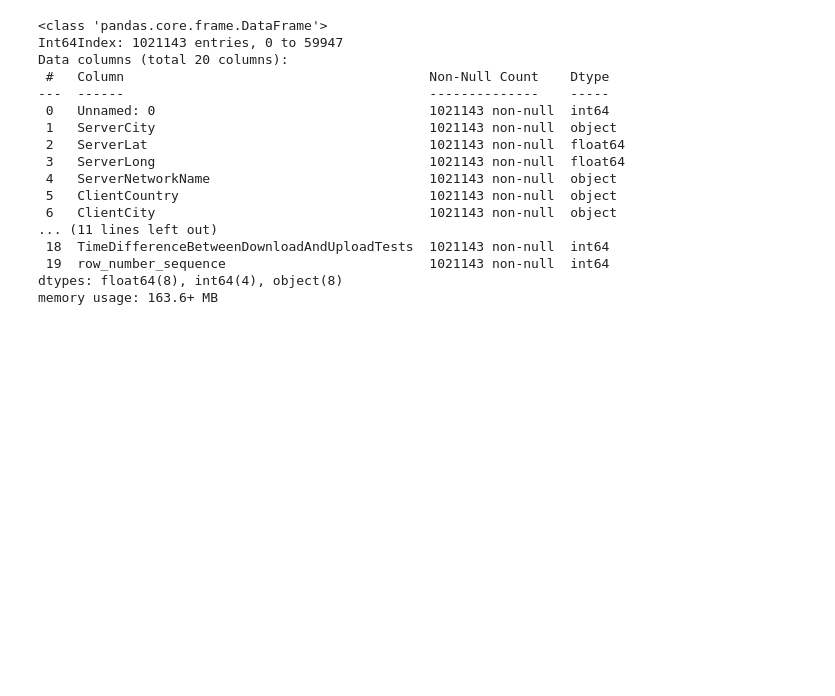
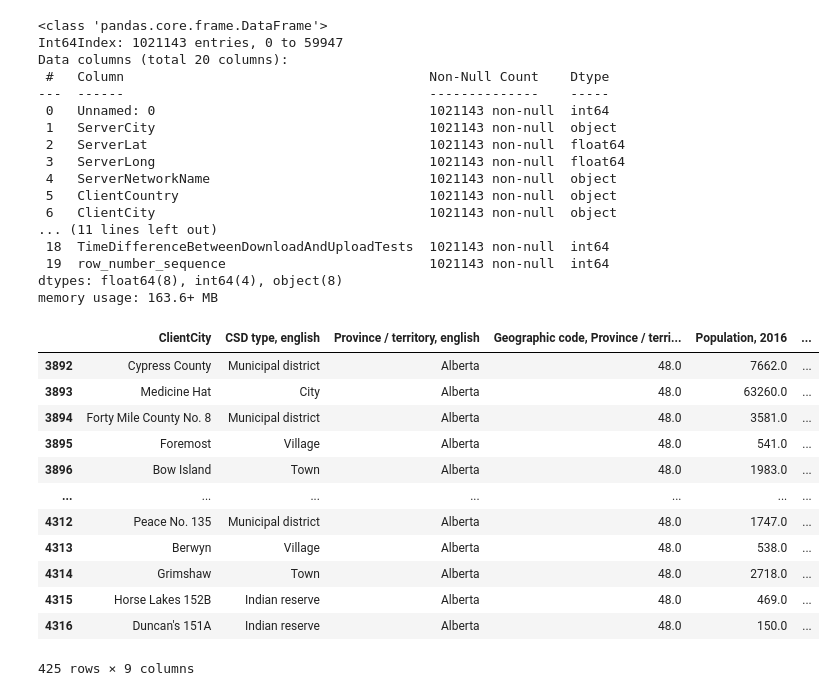
Before and after one commit to ianpepper/egg-squad-connectivity, a Jupyter notebook: eda-ip.ipynb, the cells around one changed output. Drawn from its saved outputs; the diff is of its cells as text; code cells hidden in the pictures; blank space fills up the shorter version.

```diff
--- a/eda-ip.ipynb
+++ b/eda-ip.ipynb
@@ -55,0 +66,16 @@ memory usage: 163.6+ MB
+# %%
+df_cen
+# %% [output]
+|  | ClientCity | CSD type, english | Province / territory, english | Geographic code, Province / terri... | Population, 2016 | ... |
+| 3892 | Cypress County | Municipal district | Alberta | 48.0 | 7662.0 | ... |
+| 3893 | Medicine Hat | City | Alberta | 48.0 | 63260.0 | ... |
+| 3894 | Forty Mile County No. 8 | Municipal district | Alberta | 48.0 | 3581.0 | ... |
+| 3895 | Foremost | Village | Alberta | 48.0 | 541.0 | ... |
+| 3896 | Bow Island | Town | Alberta | 48.0 | 1983.0 | ... |
+| ... | ... | ... | ... | ... | ... | ... |
+| 4312 | Peace No. 135 | Municipal district | Alberta | 48.0 | 1747.0 | ... |
+| 4313 | Berwyn | Village | Alberta | 48.0 | 538.0 | ... |
+| 4314 | Grimshaw | Town | Alberta | 48.0 | 2718.0 | ... |
+| 4315 | Horse Lakes 152B | Indian reserve | Alberta | 48.0 | 469.0 | ... |
+| 4316 | Duncan's 151A | Indian reserve | Alberta | 48.0 | 150.0 | ... |
+425 rows × 9 columns
```
Also changed, not shown: parts of 5 cells of this notebook.
